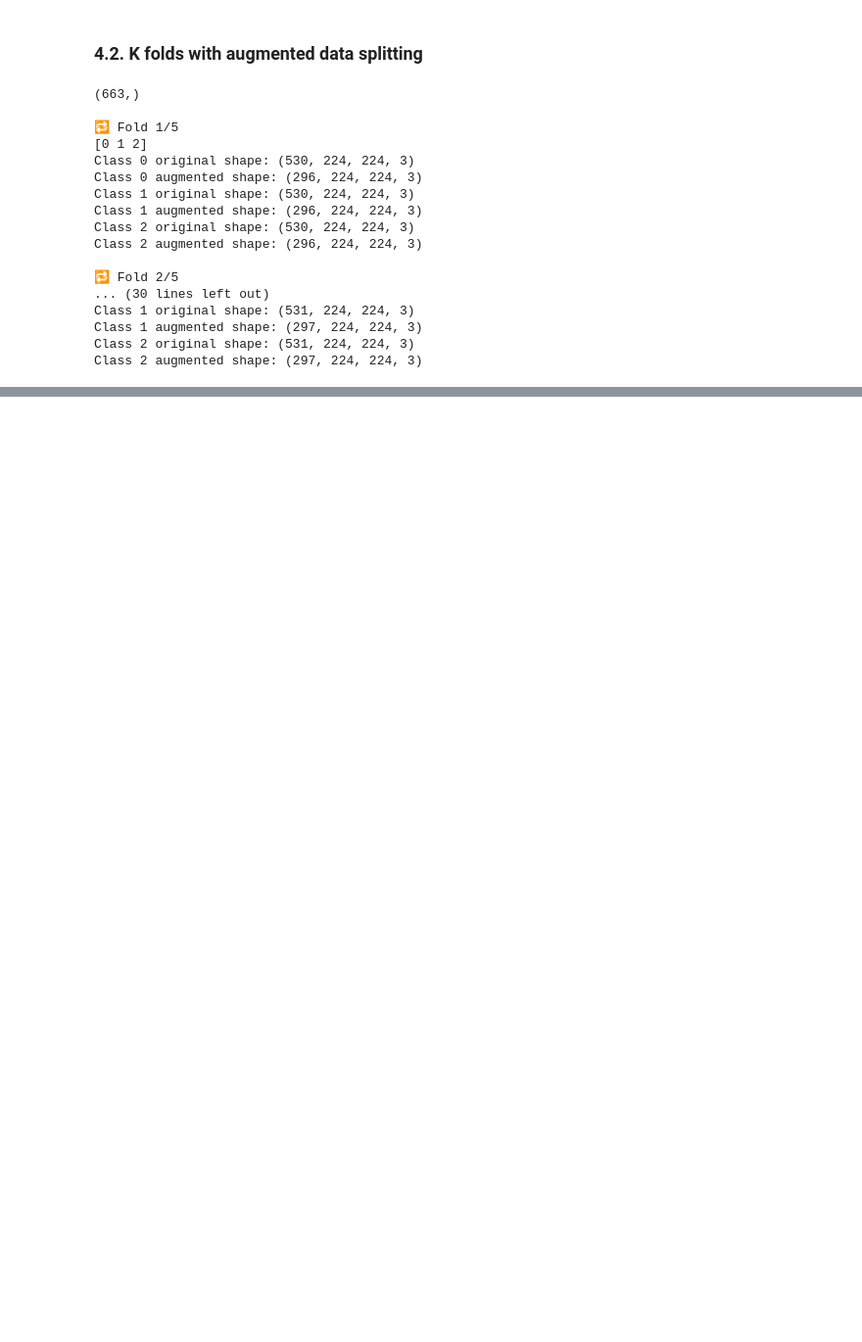
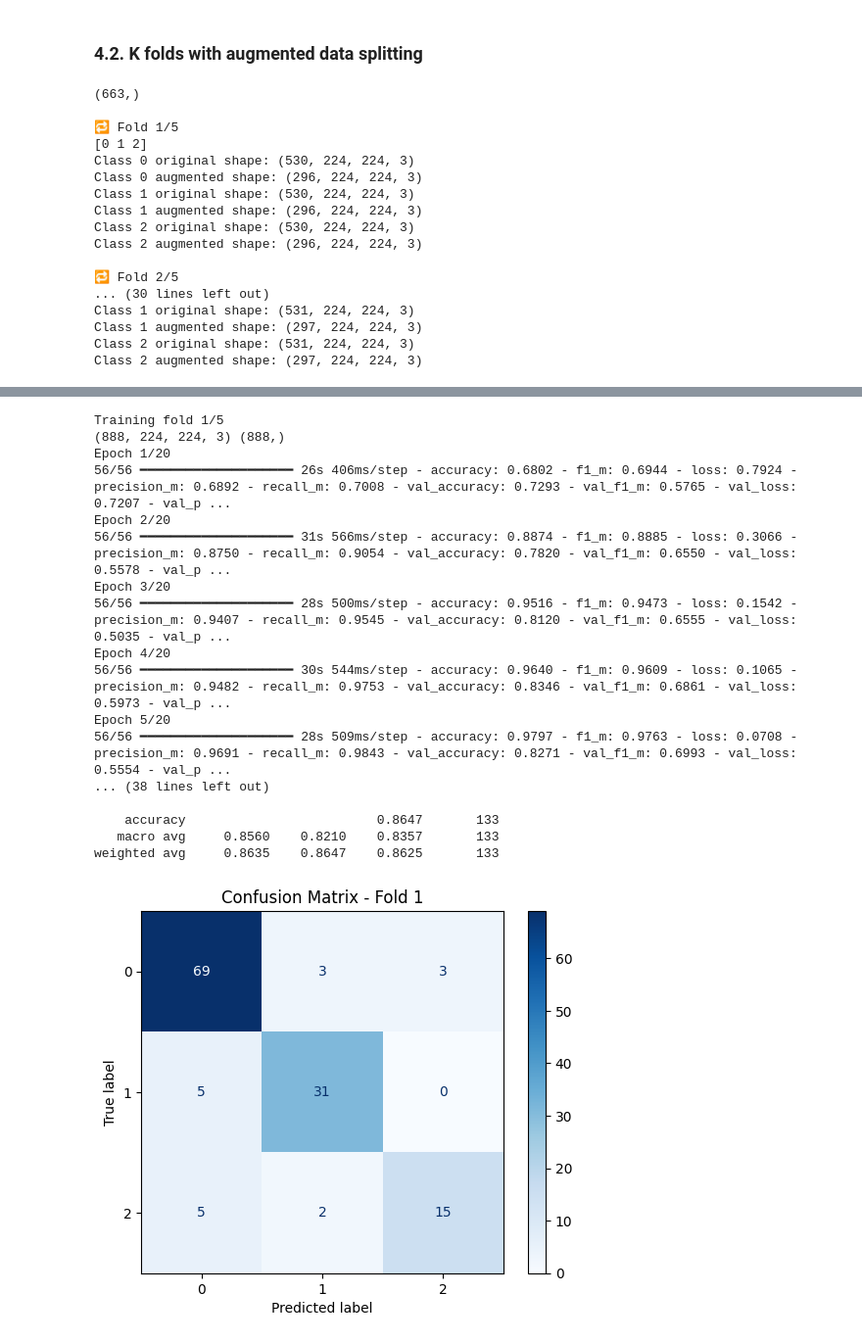
Before and after one commit to MeriemAfafHaddou/breast-cancer-classification, a Jupyter notebook: breast_cancer_classification.ipynb, the cells around one changed output, grey strips where cells are left out. Shown: that part at 98% size. Saved outputs shown, nothing was run; the diff lists cells and outputs as text; code cells hidden in the pictures; blank space fills up the shorter version.

Commit message:
Validate the model using cross validation, and train it on all data

```diff
--- a/breast_cancer_classification.ipynb
+++ b/breast_cancer_classification.ipynb
@@ -140,34 +130,49 @@ for fold_idx, (X_train, y_train, X_val, y_val) in enumerate(folds, start=1):
     # Build model for this fold
     model = build_model()
 
     # Train model
     model.fit(
         X_train, y_train,
         batch_size=16,
         epochs=20,
         validation_data=(X_val, y_val)
     )
         # Evaluate on validation data
     results = model.evaluate(X_val, y_val)
     val_scores.append(results)
     print(f"Results for fold {fold_idx} : {results}")
 
     # Predictions
     y_pred_probs = model.predict(X_val)
     y_pred = y_pred_probs.argmax(axis=1)
 
     # Classification report
     print(classification_report(y_val, y_pred, digits=4))
 
     # Confusion Matrix
     y_pred_classes = np.argmax(y_pred_probs, axis=1)
     cm = confusion_matrix(y_val, y_pred_classes)
 
     disp = ConfusionMatrixDisplay(confusion_matrix=cm)
     disp.plot(cmap=plt.cm.Blues)
     plt.title(f"Confusion Matrix - Fold {fold_idx}")
     plt.show()
-
-    # Cleanup
-    del model
-    K.backend.clear_session()
+# %% [output]
+Training fold 1/5
+(888, 224, 224, 3) (888,)
+Epoch 1/20
+56/56 ━━━━━━━━━━━━━━━━━━━━ 26s 406ms/step - accuracy: 0.6802 - f1_m: 0.6944 - loss: 0.7924 - precision_m: 0.6892 - recall_m: 0.7008 - val_accuracy: 0.7293 - val_f1_m: 0.5765 - val_loss: 0.7207 - val_p ...
+Epoch 2/20
+56/56 ━━━━━━━━━━━━━━━━━━━━ 31s 566ms/step - accuracy: 0.8874 - f1_m: 0.8885 - loss: 0.3066 - precision_m: 0.8750 - recall_m: 0.9054 - val_accuracy: 0.7820 - val_f1_m: 0.6550 - val_loss: 0.5578 - val_p ...
+Epoch 3/20
+56/56 ━━━━━━━━━━━━━━━━━━━━ 28s 500ms/step - accuracy: 0.9516 - f1_m: 0.9473 - loss: 0.1542 - precision_m: 0.9407 - recall_m: 0.9545 - val_accuracy: 0.8120 - val_f1_m: 0.6555 - val_loss: 0.5035 - val_p ...
+Epoch 4/20
+56/56 ━━━━━━━━━━━━━━━━━━━━ 30s 544ms/step - accuracy: 0.9640 - f1_m: 0.9609 - loss: 0.1065 - precision_m: 0.9482 - recall_m: 0.9753 - val_accuracy: 0.8346 - val_f1_m: 0.6861 - val_loss: 0.5973 - val_p ...
+Epoch 5/20
+56/56 ━━━━━━━━━━━━━━━━━━━━ 28s 509ms/step - accuracy: 0.9797 - f1_m: 0.9763 - loss: 0.0708 - precision_m: 0.9691 - recall_m: 0.9843 - val_accuracy: 0.8271 - val_f1_m: 0.6993 - val_loss: 0.5554 - val_p ...
+... (38 lines left out)
+
+    accuracy                         0.8647       133
+   macro avg     0.8560    0.8210    0.8357       133
+weighted avg     0.8635    0.8647    0.8625       133
+[figure, added]
```
Also changed, not shown: parts of 16 cells of this notebook, 2 other files.
